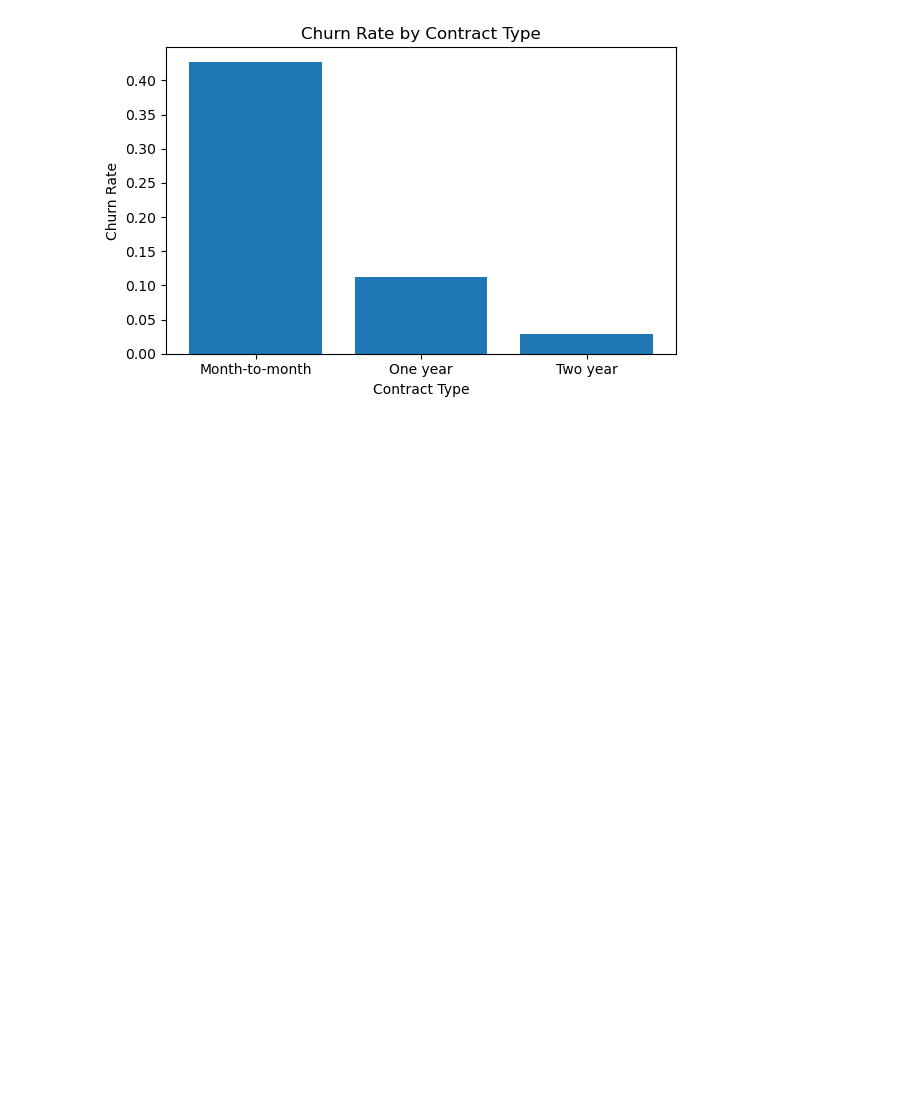
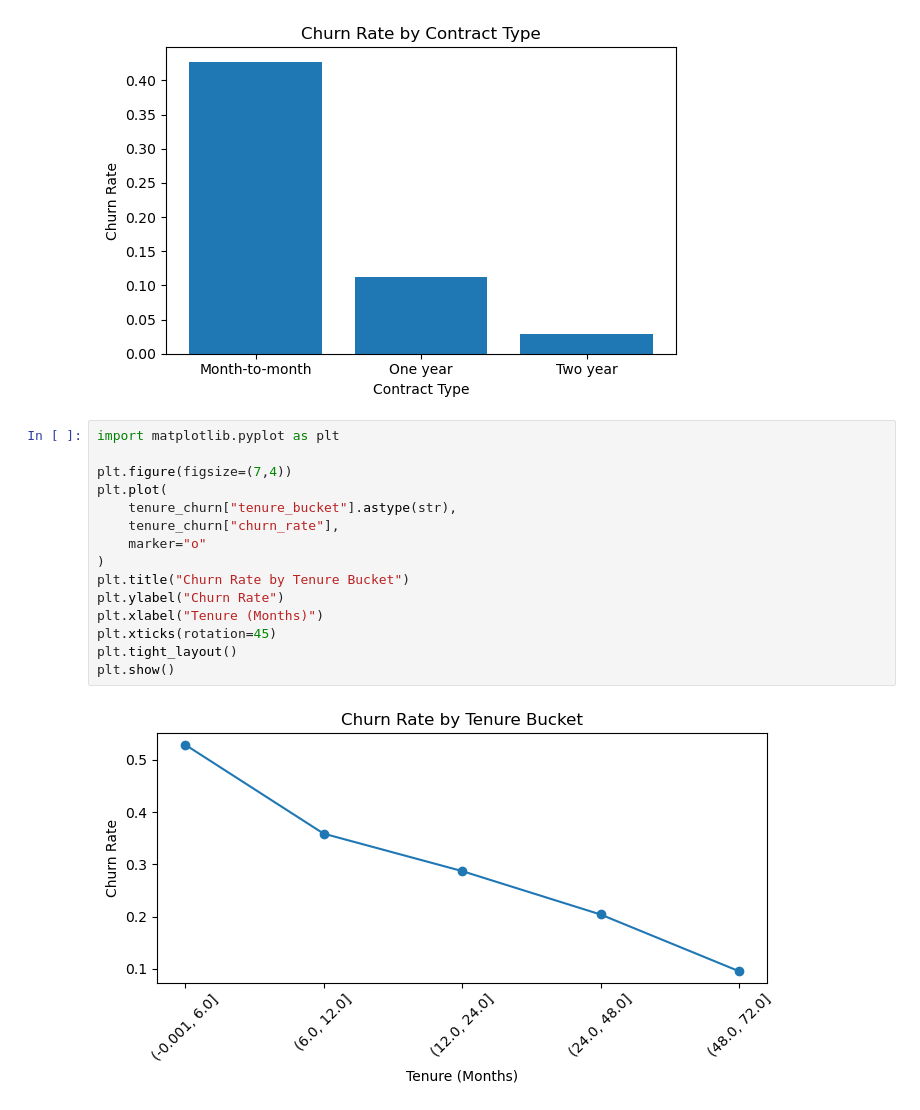
Before and after one commit to PoojaPranavi7/Subscription-Churn-Prediction-and-Analytics-System, a Jupyter notebook: notebooks/01_eda.ipynb, the cells around one changed output. Saved outputs shown, nothing was run; the diff lists cells and outputs as text; blank space fills up the shorter version.

Commit message:
Phase 2: add churn rate by tenure bucket

```diff
--- a/notebooks/01_eda.ipynb
+++ b/notebooks/01_eda.ipynb
@@ -127,3 +127,20 @@ plt.tight_layout()
 plt.show()
 # %% [output]
 [figure]
+# %%
+import matplotlib.pyplot as plt
+
+plt.figure(figsize=(7,4))
+plt.plot(
+    tenure_churn["tenure_bucket"].astype(str),
+    tenure_churn["churn_rate"],
+    marker="o"
+)
+plt.title("Churn Rate by Tenure Bucket")
+plt.ylabel("Churn Rate")
+plt.xlabel("Tenure (Months)")
+plt.xticks(rotation=45)
+plt.tight_layout()
+plt.show()
+# %% [output]
+[figure, added]
```
